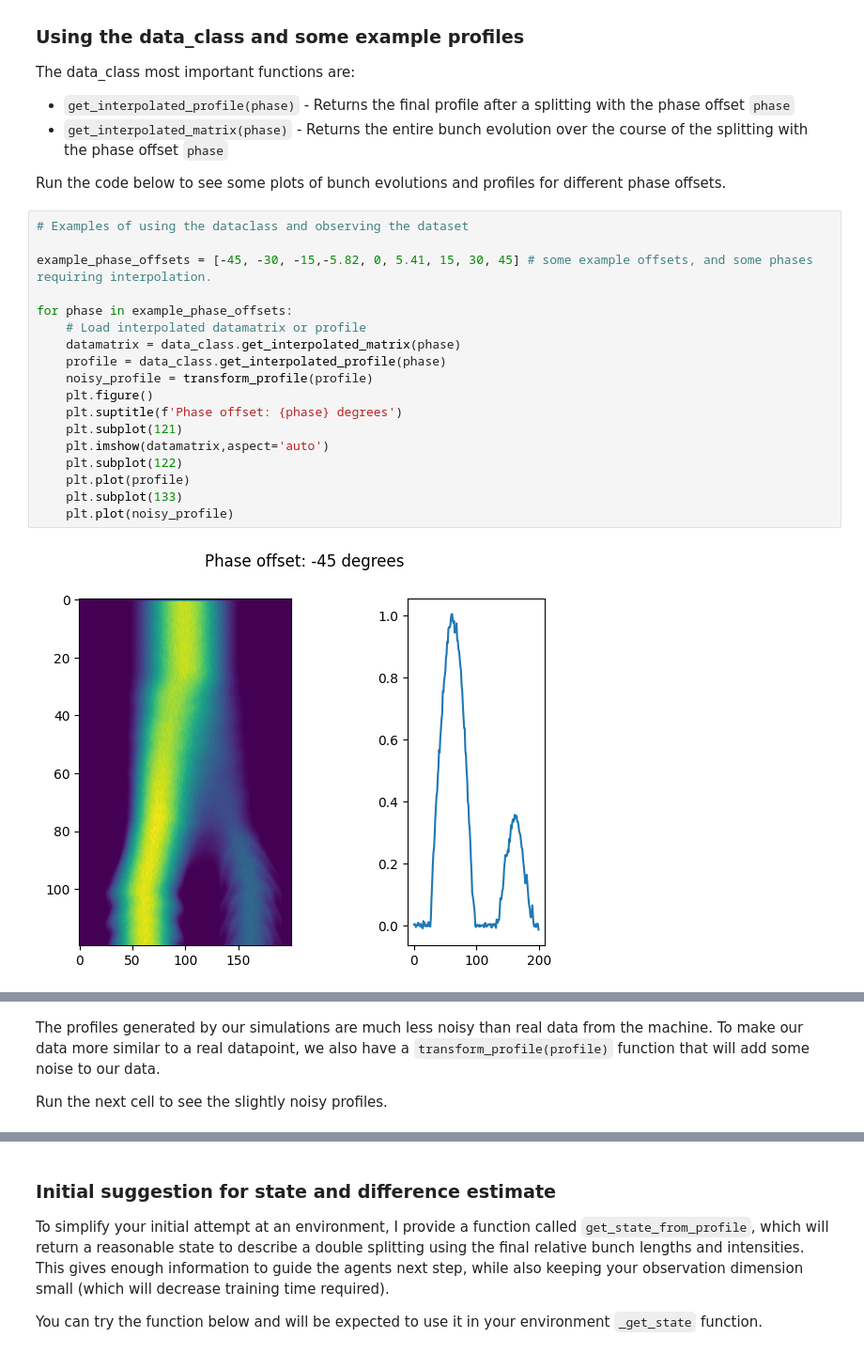
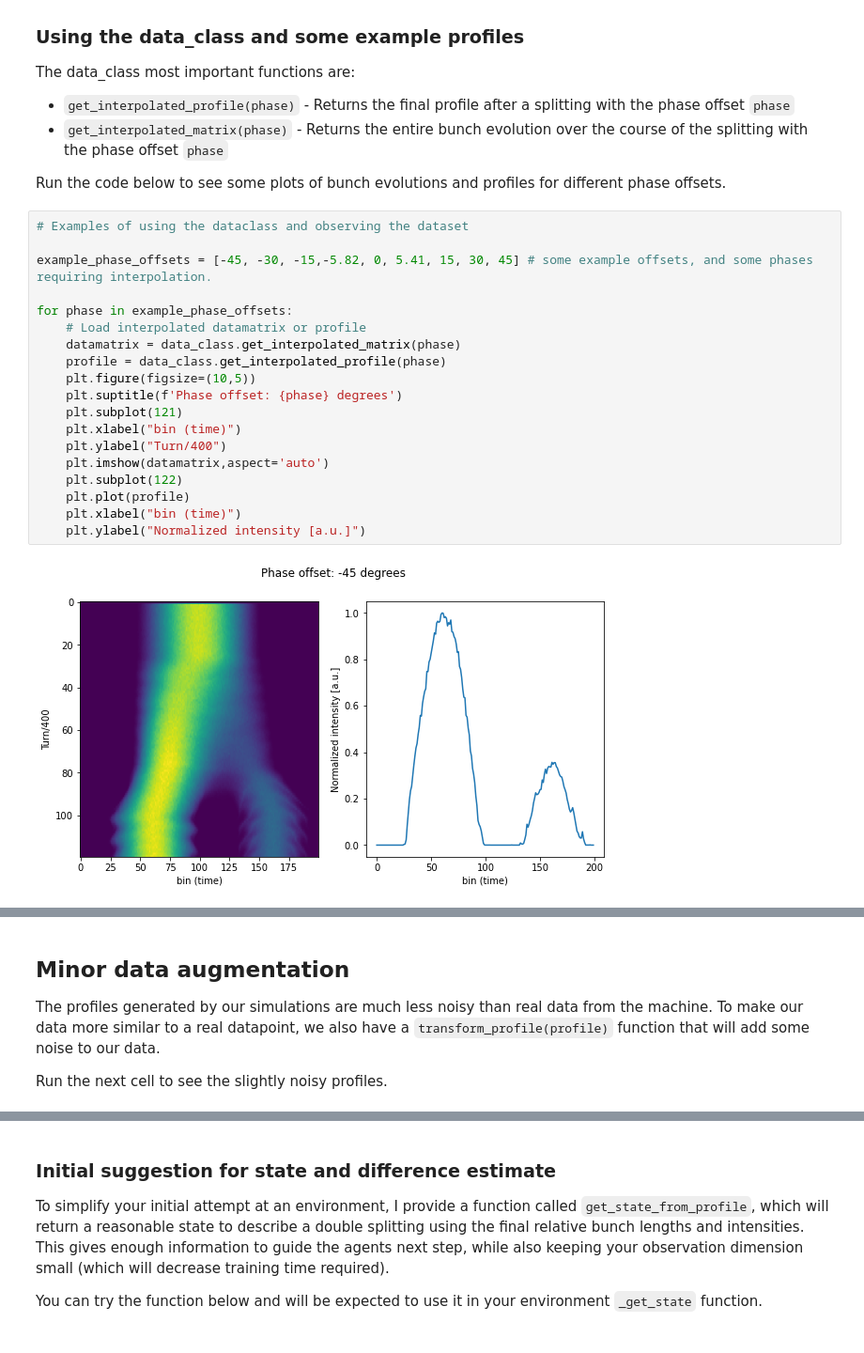
Before and after one commit to jolleboi96/hands-on-reinforcement-learning-icsc-2025, a Jupyter notebook: With solutions - Hands-on excercise Reinforcement Learning using a simulated double splitting.ipynb, the cells around one changed output, grey strips where cells are left out. Shown at 94% size. Saved outputs shown, nothing was run; the diff lists cells and outputs as text.

```diff
--- a/With solutions - Hands-on excercise Reinforcement Learning using a simulated double splitting.ipynb
+++ b/With solutions - Hands-on excercise Reinforcement Learning using a simulated double splitting.ipynb
@@ -77,20 +110,21 @@ Run the code below to see some plots of bunch evolutions and profiles for differ
 # %%
 # Examples of using the dataclass and observing the dataset
 
 example_phase_offsets = [-45, -30, -15,-5.82, 0, 5.41, 15, 30, 45] # some example offsets, and some phases requiring interpolation.
 
 for phase in example_phase_offsets:
     # Load interpolated datamatrix or profile
     datamatrix = data_class.get_interpolated_matrix(phase)
     profile = data_class.get_interpolated_profile(phase)
-    noisy_profile = transform_profile(profile)
-    plt.figure()
+    plt.figure(figsize=(10,5))
     plt.suptitle(f'Phase offset: {phase} degrees')
     plt.subplot(121)
+    plt.xlabel("bin (time)")
+    plt.ylabel("Turn/400")
     plt.imshow(datamatrix,aspect='auto')
     plt.subplot(122)
     plt.plot(profile)
-    plt.subplot(133)
-    plt.plot(noisy_profile)
+    plt.xlabel("bin (time)")
+    plt.ylabel("Normalized intensity [a.u.]")
 # %% [output]
-[figure, old version]
+[figure, new version]
@@ -105,4 +139,5 @@ for phase in example_phase_offsets:
 # %% [markdown]
+## Minor data augmentation
 The profiles generated by our simulations are much less noisy than real data from the machine. To make our data more similar to a real datapoint, we also have a <code>transform_profile(profile)</code> function that will add some noise to our data.
 
 Run the next cell to see the slightly noisy profiles.
```
Also changed, not shown: parts of 35 cells of this notebook, 1 other file.
